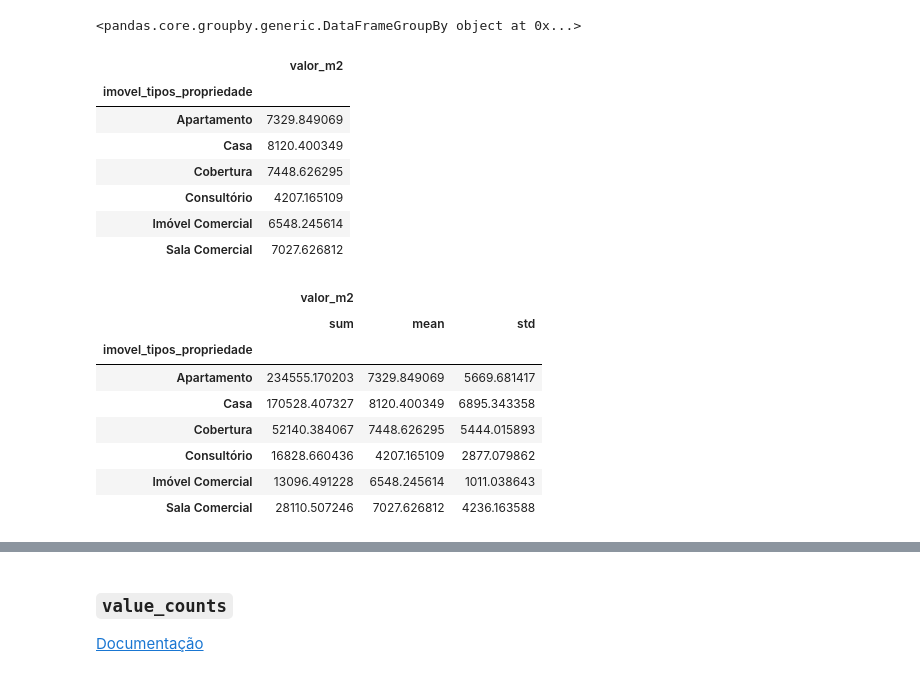
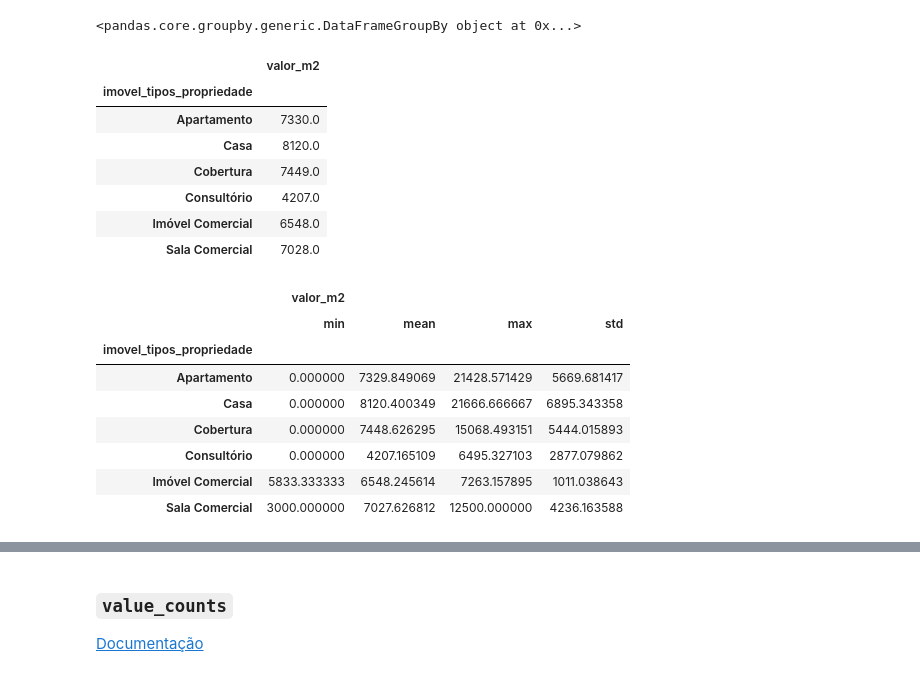
Before and after one commit to Mairondc21/projeto_pandas_av, a Jupyter notebook: Projeto.ipynb, the cells around one changed output, grey strips where cells are left out. Saved outputs shown, nothing was run; the diff lists cells and outputs as text; code cells hidden in the pictures.

```diff
--- a/Projeto.ipynb
+++ b/Projeto.ipynb
@@ -1229,26 +1265,26 @@ grupamento
 # %% [output]
 <pandas.core.groupby.generic.DataFrameGroupBy object at 0x...>
 # %%
-grupamento.mean()
+grupamento.mean().round()
 # %% [output]
 |  | valor_m2 |
 | imovel_tipos_propriedade |  |
-| Apartamento | 7329.849069 |
-| Casa | 8120.400349 |
-| Cobertura | 7448.626295 |
-| Consultório | 4207.165109 |
-| Imóvel Comercial | 6548.245614 |
-| Sala Comercial | 7027.626812 |
+| Apartamento | 7330.0 |
+| Casa | 8120.0 |
+| Cobertura | 7449.0 |
+| Consultório | 4207.0 |
+| Imóvel Comercial | 6548.0 |
+| Sala Comercial | 7028.0 |
 # %%
-grupamento.agg(func=['sum', 'mean', 'std'])
+grupamento.agg(func=['min', 'mean', 'max', 'std'])
 # %% [output]
-|  | valor_m2 |  |  |
-|  | sum | mean | std |
-| imovel_tipos_propriedade |  |  |  |
-| Apartamento | 234555.170203 | 7329.849069 | 5669.681417 |
-| Casa | 170528.407327 | 8120.400349 | 6895.343358 |
-| Cobertura | 52140.384067 | 7448.626295 | 5444.015893 |
-| Consultório | 16828.660436 | 4207.165109 | 2877.079862 |
-| Imóvel Comercial | 13096.491228 | 6548.245614 | 1011.038643 |
-| Sala Comercial | 28110.507246 | 7027.626812 | 4236.163588 |
+|  | valor_m2 |  |  |  |
+|  | min | mean | max | std |
+| imovel_tipos_propriedade |  |  |  |  |
+| Apartamento | 0.000000 | 7329.849069 | 21428.571429 | 5669.681417 |
+| Casa | 0.000000 | 8120.400349 | 21666.666667 | 6895.343358 |
+| Cobertura | 0.000000 | 7448.626295 | 15068.493151 | 5444.015893 |
+| Consultório | 0.000000 | 4207.165109 | 6495.327103 | 2877.079862 |
+| Imóvel Comercial | 5833.333333 | 6548.245614 | 7263.157895 | 1011.038643 |
+| Sala Comercial | 3000.000000 | 7027.626812 | 12500.000000 | 4236.163588 |
 # %%
```
Also changed, not shown: parts of 58 cells of this notebook.
